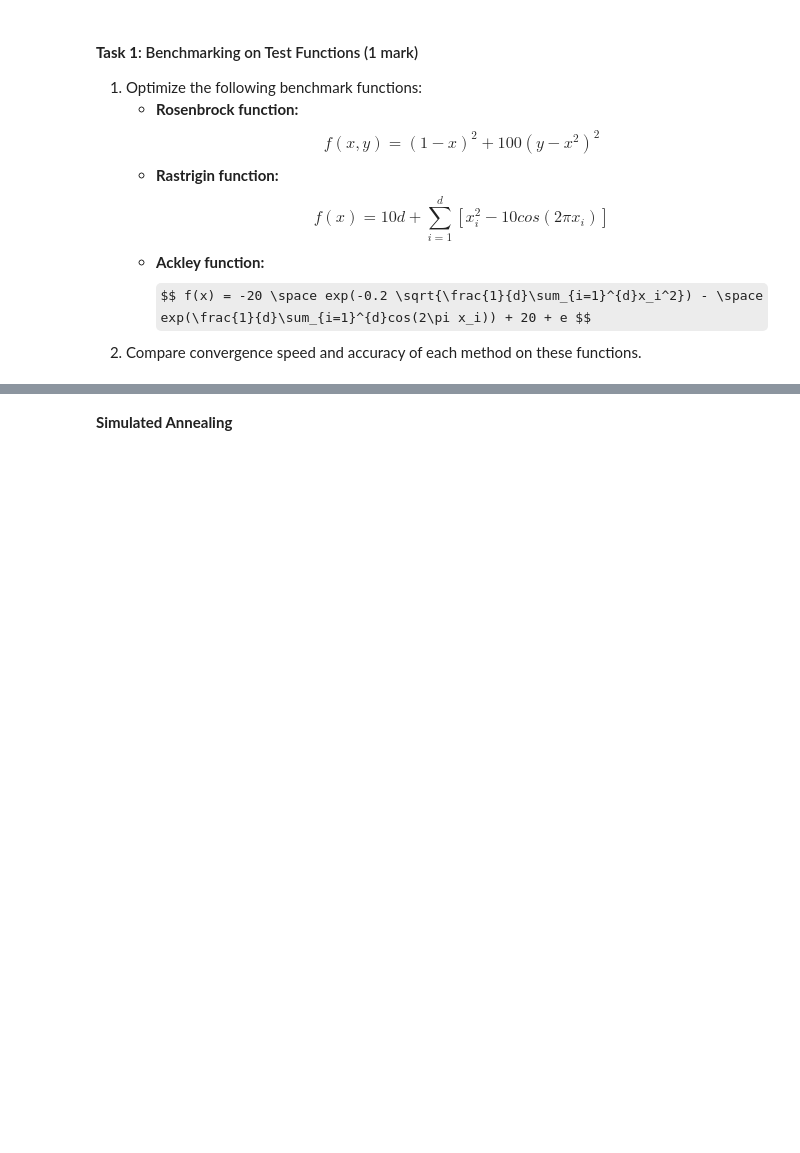
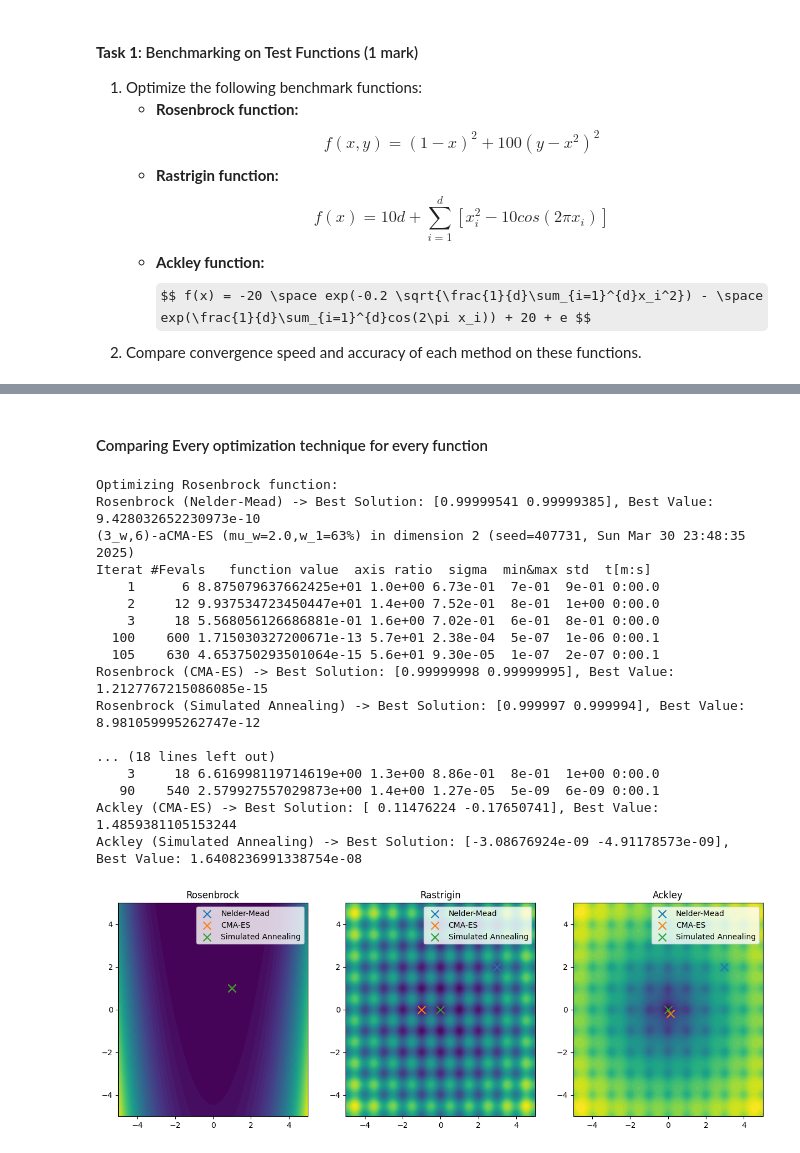
Before and after one commit to Reckadon/CodingAssignment, a Jupyter notebook: P2-Optimization.ipynb, the cells around one changed output, grey strips where cells are left out. Cells and saved outputs as stored; diff of their text form; code cells hidden in the pictures; some formulas as TeX source; blank space fills up the shorter version.

```diff
--- a/P2-Optimization.ipynb
+++ b/P2-Optimization.ipynb
@@ -69,2 +141,66 @@ Optimum: [ 0.96847727 -0.96847785], Value: 3.574451877262558
-# %% [markdown]
-__Simulated Annealing__
+# %% [markdown]
+#### Comparing Every optimization technique for every function
+# %%
+# Define Bounds
+bounds = [(-5, 5), (-5, 5)]
+x0 = np.random.uniform(-5, 5, 2)
+# %%
+def optimize_function(func, method, bounds, x0=None):
+    if method == "Nelder-Mead":
+        result = minimize(func, x0=x0, method='Nelder-Mead', options={'maxiter': 1000})
+        return result.x, result.fun
+    elif method == "CMA-ES":
+        es = cma.CMAEvolutionStrategy(x0, 0.5)
+        es.optimize(func, iterations=1000)
+        return es.result.xbest, es.result.fbest
+    elif method == "Simulated Annealing":
+        result = dual_annealing(func, bounds)
+        return result.x, result.fun
+# %%
+methods = ["Nelder-Mead", "CMA-ES", "Simulated Annealing"]
+functions = {"Rosenbrock": rosenbrock, "Rastrigin": rastrigin, "Ackley": ackley}
+results = {}
+
+for fname, func in functions.items():
+    results[fname] = {}
+    print(f"\nOptimizing {fname} function:")
+    for method in methods:
+        best_x, best_f = optimize_function(func, method, bounds, x0)
+        results[fname][method] = (best_x, best_f)
+        print(f"{fname} ({method}) -> Best Solution: {best_x}, Best Value: {best_f}")
+
+# Plot Trajectories
+fig, axes = plt.subplots(1, 3, figsize=(15, 5))
+for i, (fname, func) in enumerate(functions.items()):
+    ax = axes[i]
+    x = np.linspace(-5, 5, 100)
+    y = np.linspace(-5, 5, 100)
+    X, Y = np.meshgrid(x, y)
+    Z = np.array([[func([xi, yi]) for xi, yi in zip(x_row, y_row)] for x_row, y_row in zip(X, Y)])
+
+    ax.contourf(X, Y, Z, levels=50, cmap='viridis')
+    ax.set_title(fname)
+    for method in methods:
+        best_x, _ = results[fname][method]
+        ax.scatter(best_x[0], best_x[1], label=method, s=100, marker='x')
+    ax.legend()
+plt.show()
+# %% [output]
+Optimizing Rosenbrock function:
+Rosenbrock (Nelder-Mead) -> Best Solution: [0.99999541 0.99999385], Best Value: 9.428032652230973e-10
+(3_w,6)-aCMA-ES (mu_w=2.0,w_1=63%) in dimension 2 (seed=407731, Sun Mar 30 23:48:35 2025)
+Iterat #Fevals   function value  axis ratio  sigma  min&max std  t[m:s]
+    1      6 8.875079637662425e+01 1.0e+00 6.73e-01  7e-01  9e-01 0:00.0
+    2     12 9.937534723450447e+01 1.4e+00 7.52e-01  8e-01  1e+00 0:00.0
+    3     18 5.568056126686881e-01 1.6e+00 7.02e-01  6e-01  8e-01 0:00.0
+  100    600 1.715030327200671e-13 5.7e+01 2.38e-04  5e-07  1e-06 0:00.1
+  105    630 4.653750293501064e-15 5.6e+01 9.30e-05  1e-07  2e-07 0:00.1
+Rosenbrock (CMA-ES) -> Best Solution: [0.99999998 0.99999995], Best Value: 1.2127767215086085e-15
+Rosenbrock (Simulated Annealing) -> Best Solution: [0.999997 0.999994], Best Value: 8.981059995262747e-12
+
+... (18 lines left out)
+    3     18 6.616998119714619e+00 1.3e+00 8.86e-01  8e-01  1e+00 0:00.0
+   90    540 2.579927557029873e+00 1.4e+00 1.27e-05  5e-09  6e-09 0:00.1
+Ackley (CMA-ES) -> Best Solution: [ 0.11476224 -0.17650741], Best Value: 1.4859381105153244
+Ackley (Simulated Annealing) -> Best Solution: [-3.08676924e-09 -4.91178573e-09], Best Value: 1.6408236991338754e-08
+[figure, added]
```
Also changed, not shown: parts of 9 cells of this notebook, 21 other files.
